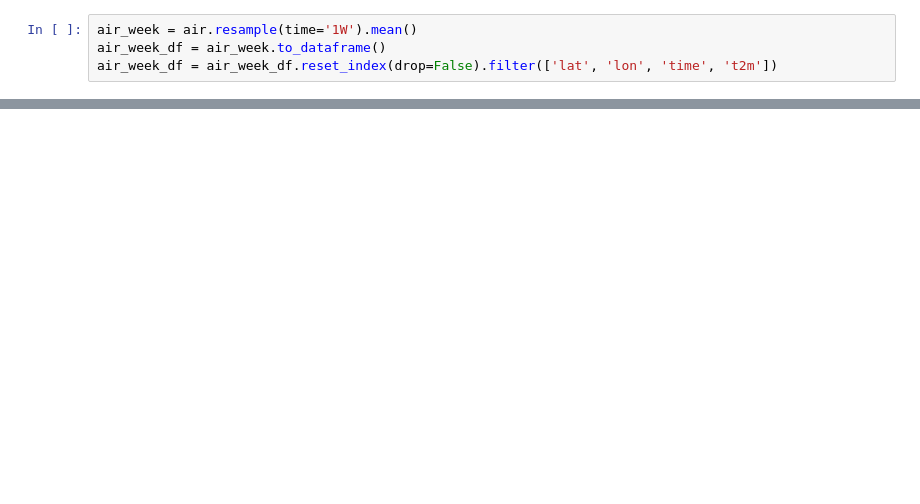
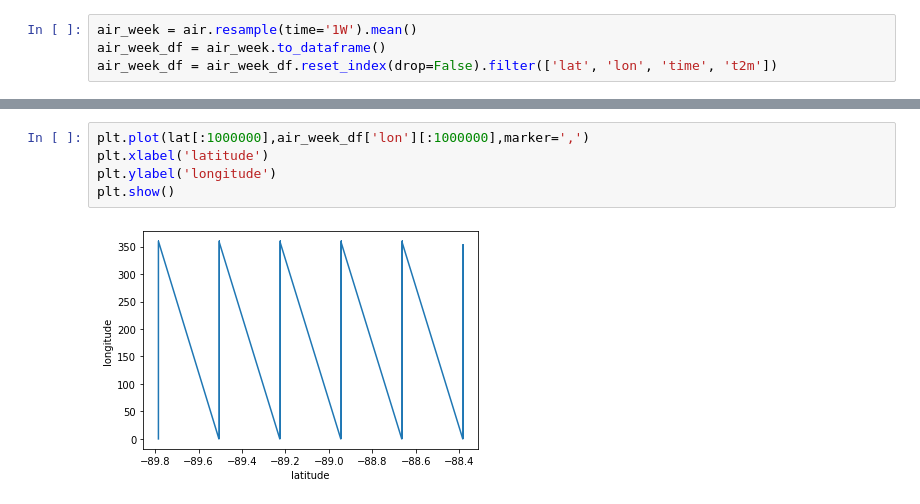
Before and after one commit to geosciences-data-practicum/reanalysis_getter, a Jupyter notebook: analysis/amandas_grid_counting.ipynb, the cells around one changed output, grey strips where cells are left out. Drawn from its saved outputs; the diff is of its cells as text; blank space fills up the shorter version.

```diff
--- a/analysis/amandas_grid_counting.ipynb
+++ b/analysis/amandas_grid_counting.ipynb
@@ -99,0 +125,7 @@ plt.plot(lat,)
+# %%
+plt.plot(lat[:1000000],air_week_df['lon'][:1000000],marker=',')
+plt.xlabel('latitude')
+plt.ylabel('longitude')
+plt.show()
+# %% [output]
+[figure, added]
```
Also changed, not shown: parts of 8 cells of this notebook.
